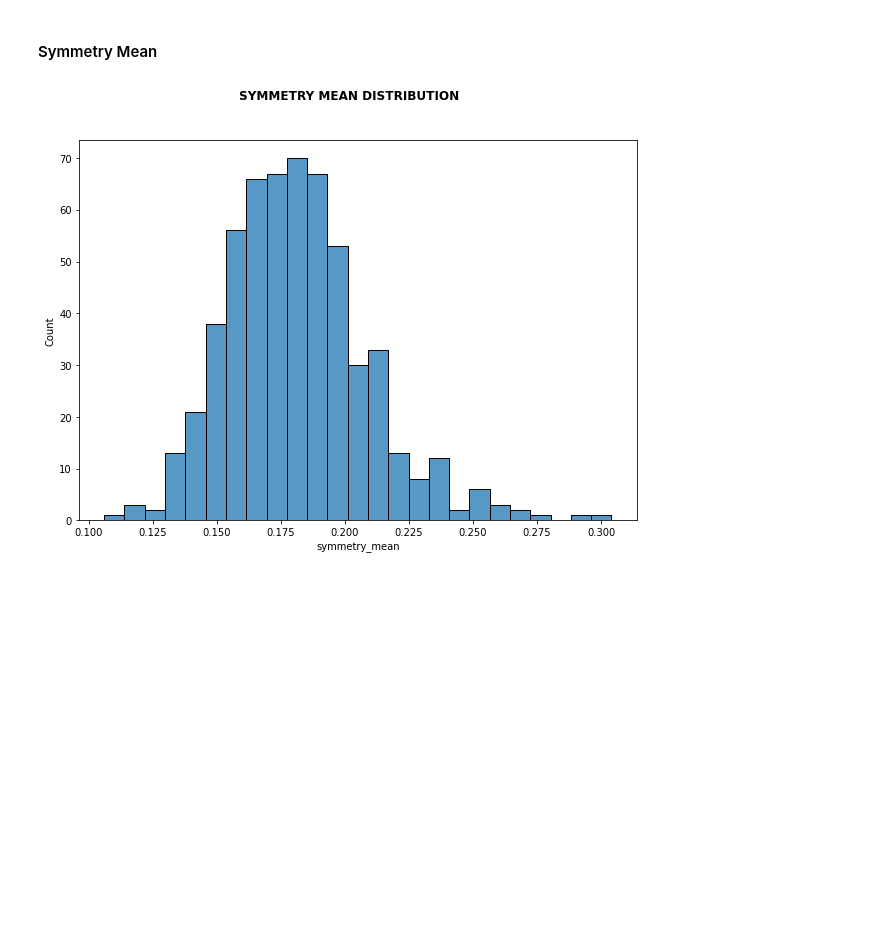
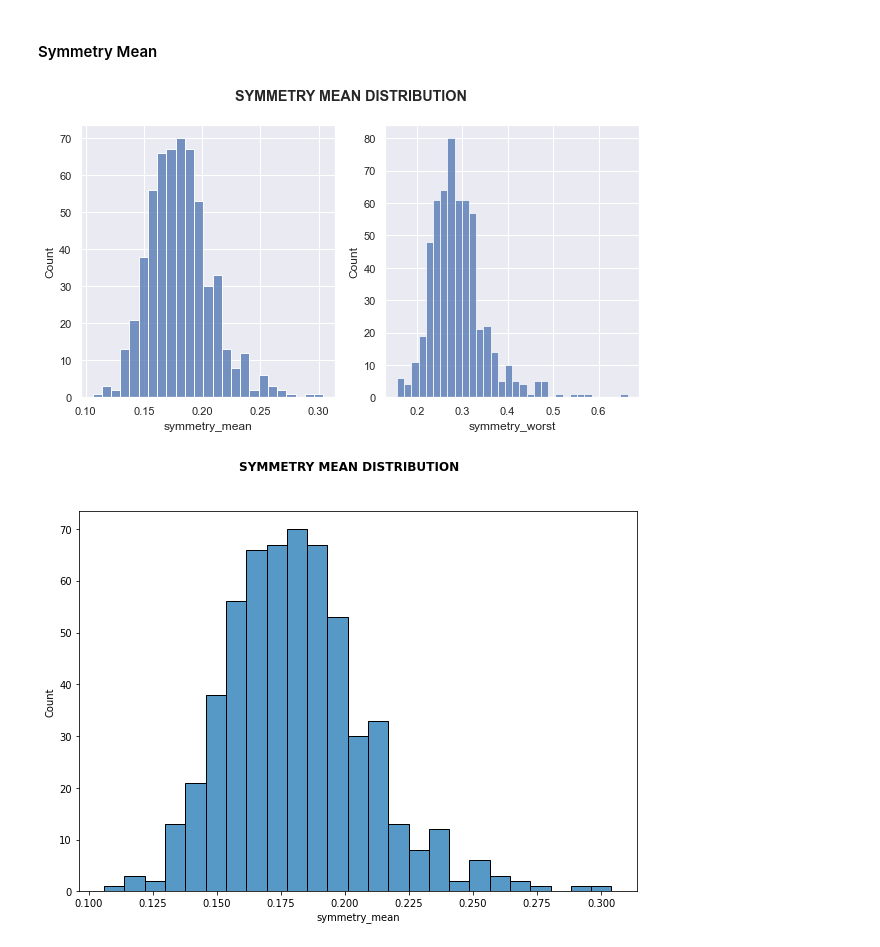
Before and after one commit to Yanasants/breast_cancer, a Jupyter notebook: data_analytics.ipynb, the cells around one changed output. Saved outputs shown, nothing was run; the diff lists cells and outputs as text; code cells hidden in the pictures; blank space fills up the shorter version.

```diff
--- a/data_analytics.ipynb
+++ b/data_analytics.ipynb
@@ -104,6 +119,16 @@ plt.show()
 [figure]
 # %% [markdown]
 #### Symmetry Mean
+# %%
+fig, (ax_1, ax_2) = plt.subplots(nrows=1, ncols=2, figsize=(10,5))
+fig.suptitle('SYMMETRY MEAN DISTRIBUTION', fontweight='bold')
+
+sns.histplot(ax=ax_1, data=mean_df, x = 'symmetry_mean', bins = 'auto')
+sns.histplot(ax=ax_2, data=worst_df, x = 'symmetry_worst', bins = 'auto')
+
+plt.show()
+# %% [output]
+[figure, added]
 # %%
 fig, ax = plt.subplots(figsize=(10,7))
 fig.suptitle('SYMMETRY MEAN DISTRIBUTION', fontweight='bold')
```
Also changed, not shown: parts of 4 cells of this notebook.
